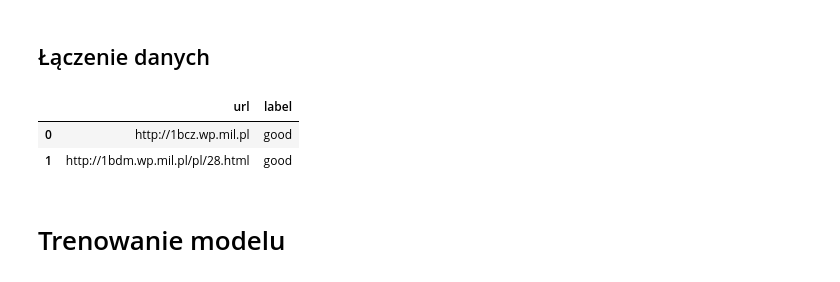
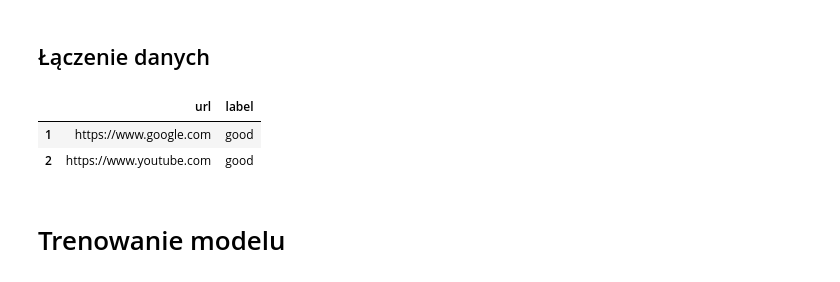
Before and after one commit to knmlprz/mallicious-url-model, a Jupyter notebook: Notebooks/Second_model.ipynb, the cells around one changed output. Drawn from its saved outputs; the diff is of its cells as text; code cells hidden in the pictures.

```diff
--- a/Notebooks/Second_model.ipynb
+++ b/Notebooks/Second_model.ipynb
@@ -136,12 +136,12 @@ bad
 # %% [markdown]
 ## Łączenie danych
 # %%
-df = pd.concat([gov, alexa, iscx, bad])
+df = pd.concat([alexa, iscx, bad])
 df.head(2)
 # %% [output]
 |  | url | label |
-| 0 | http://1bcz.wp.mil.pl | good |
-| 1 | http://1bdm.wp.mil.pl/pl/28.html | good |
+| 1 | https://www.google.com | good |
+| 2 | https://www.youtube.com | good |
 # %%
 df["url"] = df.url.astype(str)
 # %% [markdown]
```
Also changed, not shown: parts of 26 cells of this notebook.
